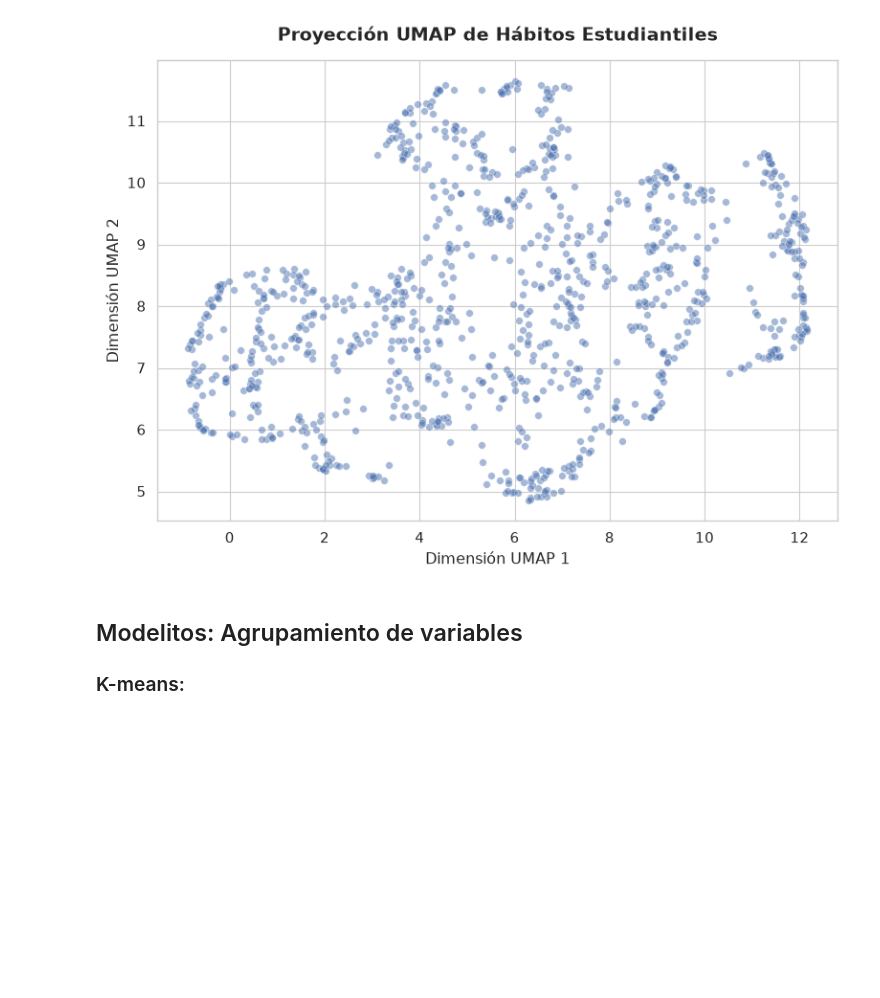
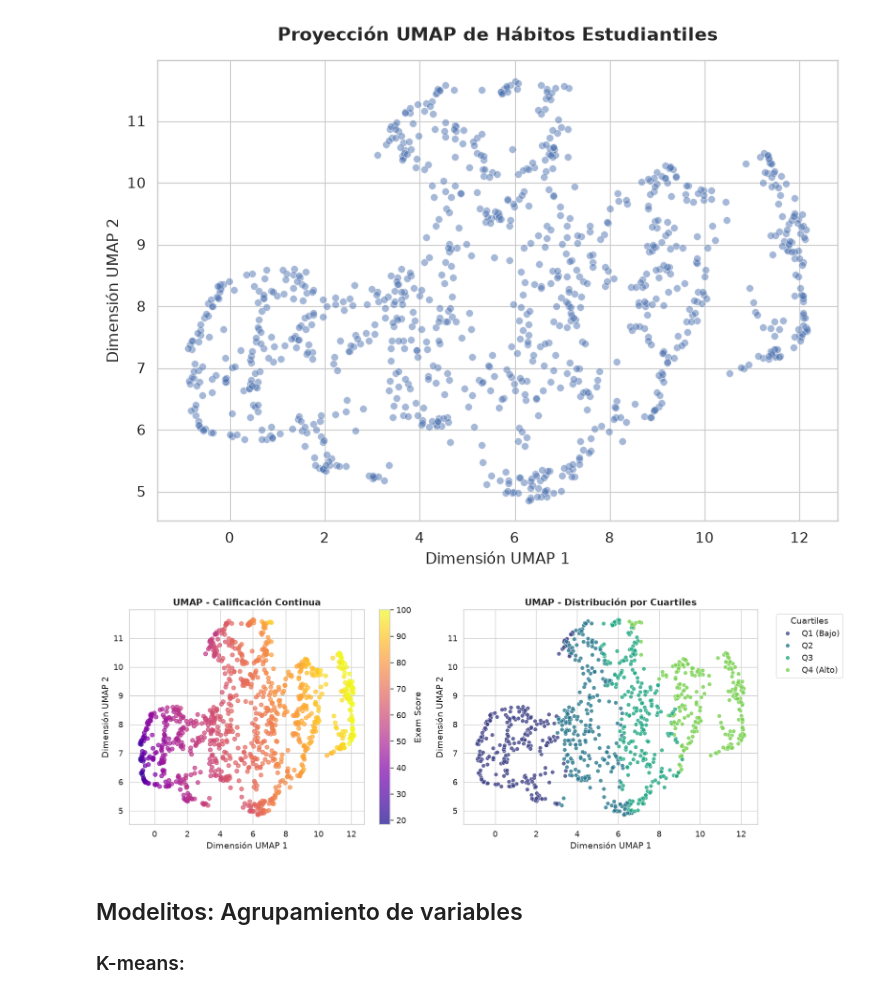
Before and after one commit to gapalfaro-cmyk/Proyecto-de-fin-de-modulo-6---Alfaro-Badillo-Cruz-Perez-Rupit, a Jupyter notebook: Modulo_VI_Equipo_15_Habits.ipynb, the cells around one changed output. Saved outputs shown, nothing was run; the diff lists cells and outputs as text; code cells hidden in the pictures; blank space fills up the shorter version.

Commit message:
peticion de Algaro sobre los Cuartiles

```diff
--- a/Modulo_VI_Equipo_15_Habits.ipynb
+++ b/Modulo_VI_Equipo_15_Habits.ipynb
@@ -392,6 +392,57 @@ plt.tight_layout()
 plt.show()
 # %% [output]
 [figure]
+# %%
+# 1. Crear los cuartiles de 'exam_score' directamente en tu dataframe de análisis
+if 'exam_quartile' not in df_procesado.columns:
+    df_procesado['exam_quartile'] = pd.qcut(
+        df_procesado['remainder__exam_score'], # OJO! es el nombre de exam score del dataframe ya preprocesado
+        q=4,
+        labels=['Q1 (Bajo)', 'Q2', 'Q3', 'Q4 (Alto)']
+    )
+
+# 2. Entrenar el modelo UMAP usando tu matriz que ya tienes lista
+umap_model = umap.UMAP(n_neighbors=15, min_dist=0.1, random_state=42)
+X_umap = umap_model.fit_transform(X_procesado_array)
+
+# 3. Crear figura con 1 fila y 2 columnas
+fig, axes = plt.subplots(1, 2, figsize=(14, 5), dpi=120)
+
+# --- Gráfica 1: UMAP coloreado por exam_score (Continuo) ---
+sc1 = axes[0].scatter(
+    X_umap[:, 0],
+    X_umap[:, 1],
+    c=df_procesado['remainder__exam_score'],
+    cmap='plasma',
+    alpha=0.7,
+    s=30
+)
+axes[0].set_title("UMAP - Calificación Continua", fontsize=12, fontweight="bold")
+axes[0].set_xlabel("Dimensión UMAP 1")
+axes[0].set_ylabel("Dimensión UMAP 2")
+fig.colorbar(sc1, ax=axes[0], label="Exam Score")
+
+# --- Gráfica 2: UMAP coloreado por cuartil (Categórico) ---
+sns.scatterplot(
+    x=X_umap[:, 0],
+    y=X_umap[:, 1],
+    hue=df_procesado["exam_quartile"],
+    palette="viridis",
+    alpha=0.8,
+    s=30,
+    ax=axes[1]
+)
+axes[1].set_title("UMAP - Distribución por Cuartiles", fontsize=12, fontweight="bold")
+axes[1].set_xlabel("Dimensión UMAP 1")
+axes[1].set_ylabel("Dimensión UMAP 2")
+
+# Mover la leyenda afuera
+axes[1].legend(title="Cuartiles", bbox_to_anchor=(1.05, 1), loc='upper left')
+
+plt.tight_layout()
+plt.show()
+# %% [output]
+[figure, added]
 # %% [markdown]
 ## Modelitos: Agrupamiento de variables
 
```
Also changed, not shown: parts of 2 cells of this notebook.
